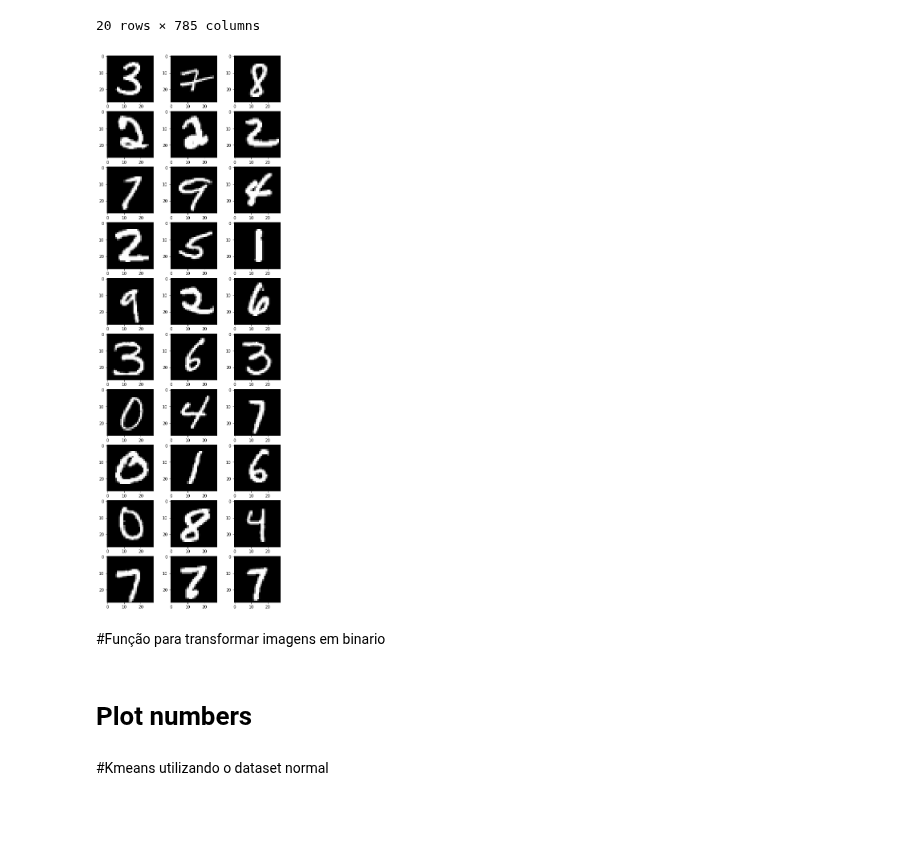
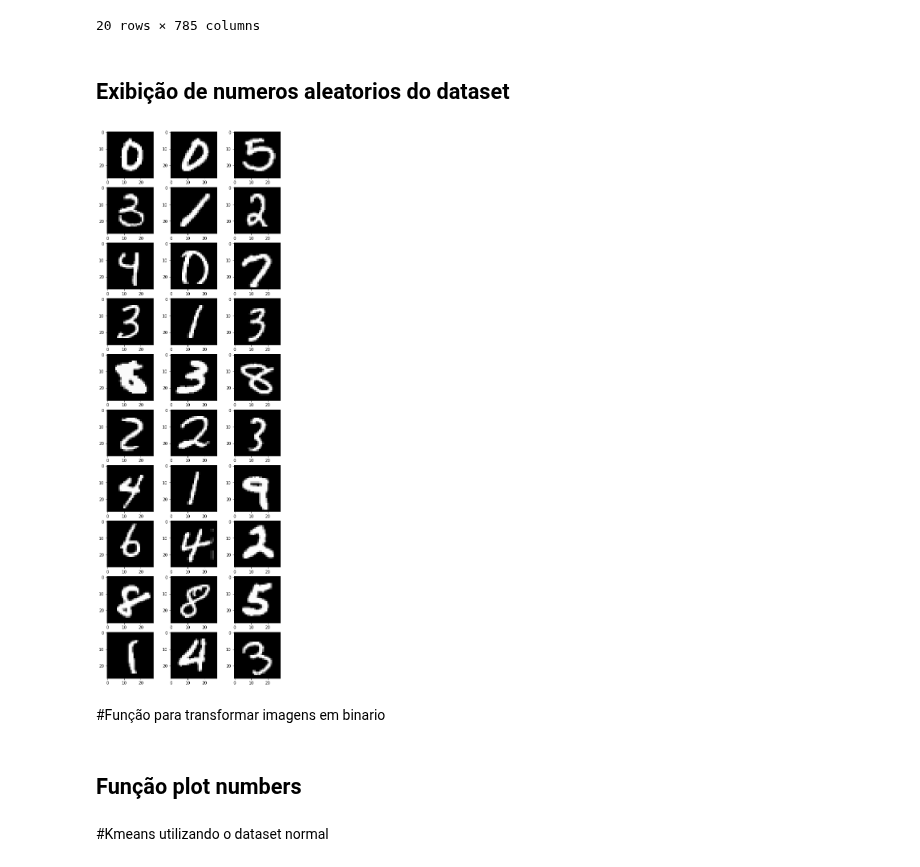
Before and after one commit to DaanMoura/AprendizadoDeMaquina, a Jupyter notebook: trabalho2/AM_Trab2.ipynb, the cells around one changed output. Drawn from its saved outputs; the diff is of its cells as text; code cells hidden in the pictures; blank space fills up the shorter version.

```diff
--- a/trabalho2/AM_Trab2.ipynb
+++ b/trabalho2/AM_Trab2.ipynb
@@ -89,13 +76,15 @@ numbers_df['pixel783'] = 0
 numbers = numbers_df.to_numpy()
 length = len(numbers)
+# %% [markdown]
+## Exibição de numeros aleatorios do dataset
 # %%
 plt.figure(figsize=[25, 25])
 for i in range (1, 11):
   for j in range (1, 4):
     plt.subplot(10, 9, (i-1)* 9 + j)
-    plt.imshow(numbers[secrets.choice(list(range(LENGTH)))].reshape(28,28), cmap = 'gray')
+    plt.imshow(numbers[secrets.choice(list(range(length)))].reshape(28,28), cmap = 'gray')
 # %% [output]
-[figure, old version]
+[figure, new version]
 # %% [markdown]
 #Função para transformar imagens em binario
 # %%
@@ -108,5 +97,5 @@ def to_binary(image):
         out[i] = 0
   return out
 # %% [markdown]
-# Plot numbers
+## Função plot numbers
 # %%
```
Also changed, not shown: parts of 21 cells of this notebook.
